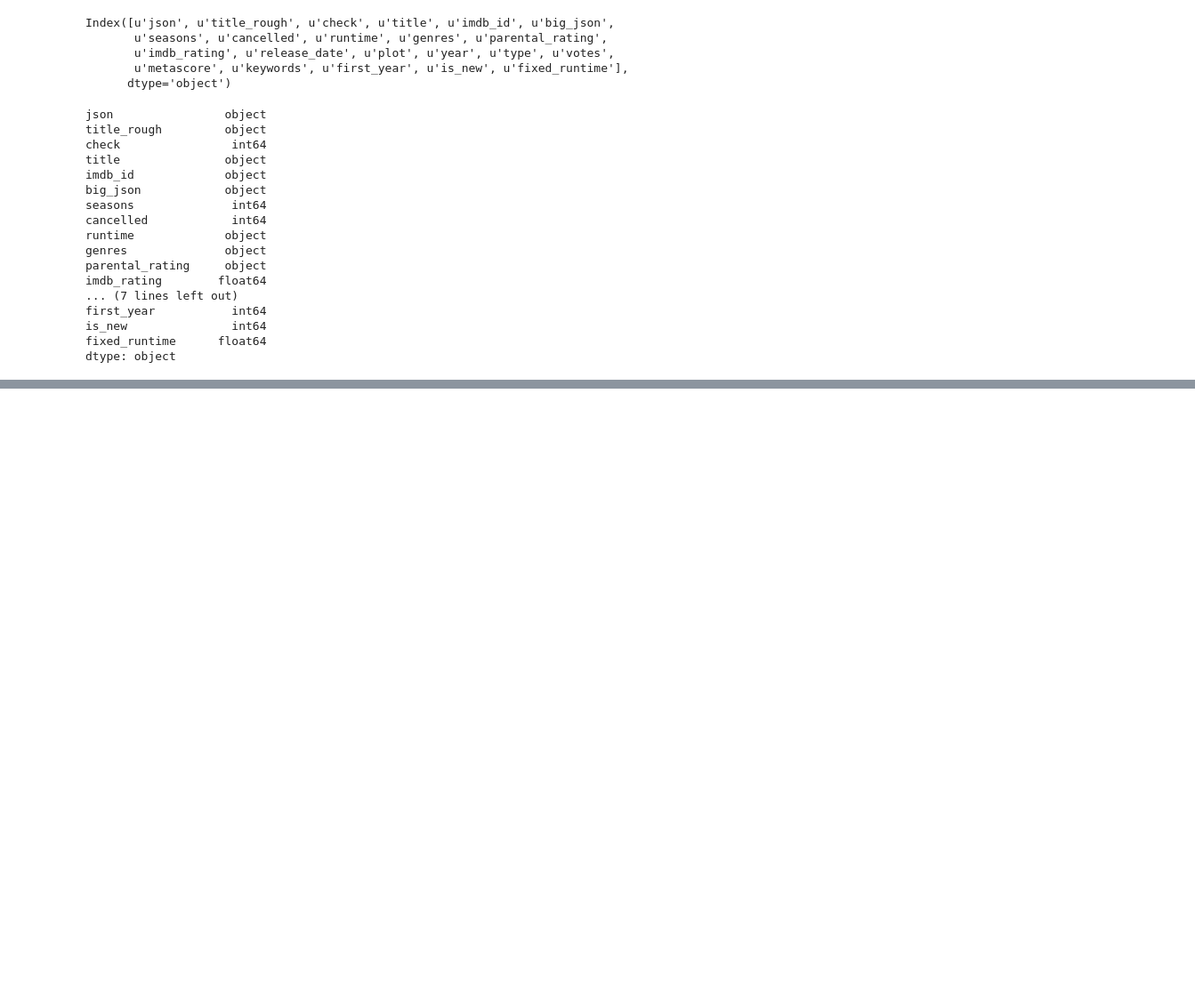
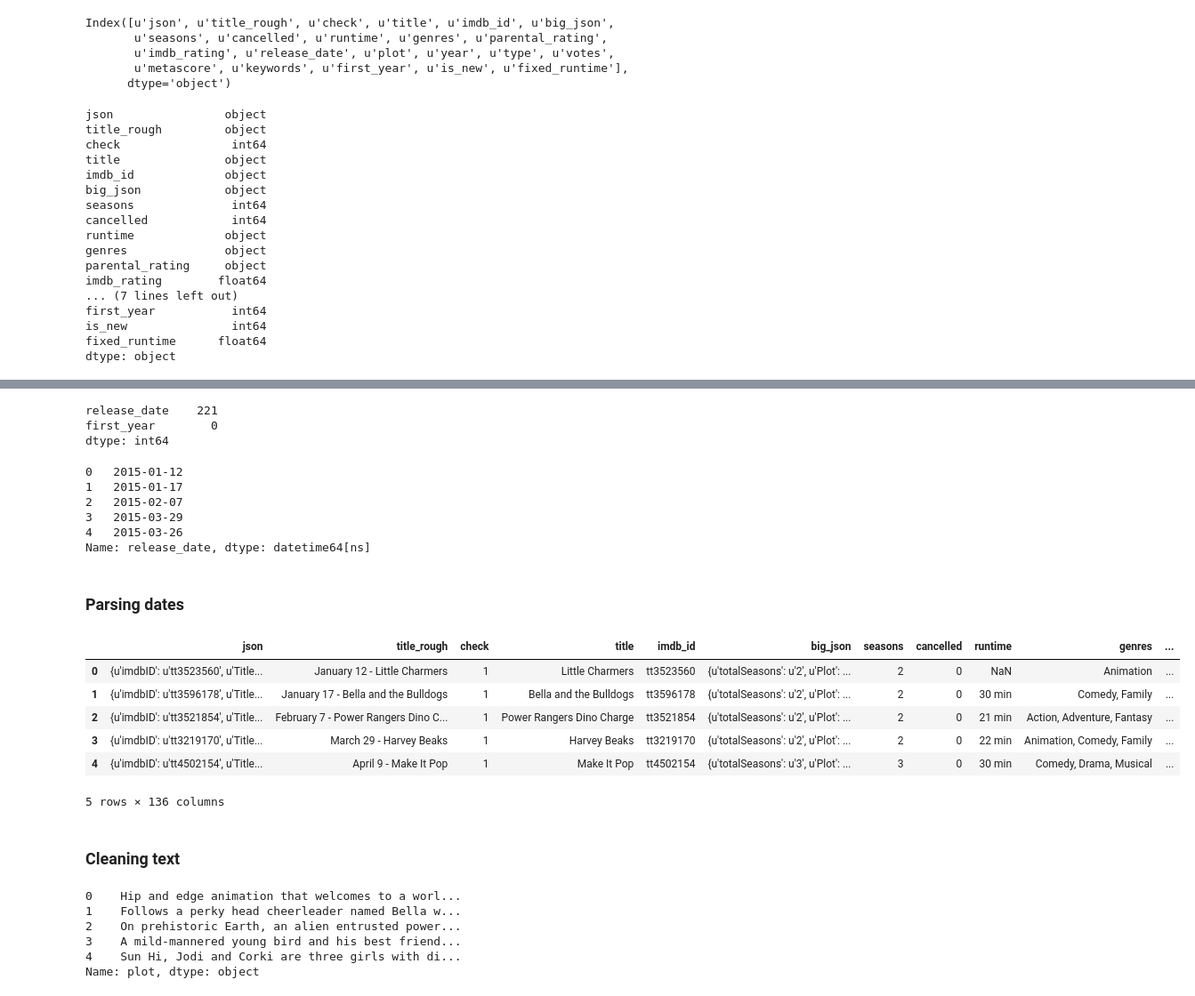
Before and after one commit to cgeppig/Will_My_Show_Get_Cancelled, a Jupyter notebook: Capstone Exploratory Data Analysis.ipynb, the cells around one changed output, grey strips where cells are left out. Shown at 89% size. Drawn from its saved outputs; the diff is of its cells as text; code cells hidden in the pictures; blank space fills up the shorter version.

```diff
--- a/Capstone Exploratory Data Analysis.ipynb
+++ b/Capstone Exploratory Data Analysis.ipynb
@@ -365,0 +607,29 @@ sns.heatmap(shows.corr())
+# %%
+shows[['release_date', 'first_year']].isnull().sum()
+# %% [output]
+release_date    221
+first_year        0
+dtype: int64
+# %%
+shows['release_date'].head()
+# %% [output]
+0   2015-01-12
+1   2015-01-17
+2   2015-02-07
+3   2015-03-29
+4   2015-03-26
+Name: release_date, dtype: datetime64[ns]
+# %% [markdown]
+### Parsing dates
+# %%
+shows['release_date'] = shows['release_date'].dropna().apply(lambda x: datetime.strptime(x, '%d %b %Y'))
+# %%
+shows.head()
+# %% [output]
+|  | json | title_rough | check | title | imdb_id | big_json | seasons | cancelled | runtime | genres | ... |
+| 0 | {u'imdbID': u'tt3523560', u'Title... | January 12 - Little Charmers | 1 | Little Charmers | tt3523560 | {u'totalSeasons': u'2', u'Plot': ... | 2 | 0 | NaN | Animation | ... |
+| 1 | {u'imdbID': u'tt3596178', u'Title... | January 17 - Bella and the Bulldogs | 1 | Bella and the Bulldogs | tt3596178 | {u'totalSeasons': u'2', u'Plot': ... | 2 | 0 | 30 min | Comedy, Family | ... |
+| 2 | {u'imdbID': u'tt3521854', u'Title... | February 7 - Power Rangers Dino C... | 1 | Power Rangers Dino Charge | tt3521854 | {u'totalSeasons': u'2', u'Plot': ... | 2 | 0 | 21 min | Action, Adventure, Fantasy | ... |
+| 3 | {u'imdbID': u'tt3219170', u'Title... | March 29 - Harvey Beaks | 1 | Harvey Beaks | tt3219170 | {u'totalSeasons': u'2', u'Plot': ... | 2 | 0 | 22 min | Animation, Comedy, Family | ... |
+| 4 | {u'imdbID': u'tt4502154', u'Title... | April 9 - Make It Pop | 1 | Make It Pop | tt4502154 | {u'totalSeasons': u'3', u'Plot': ... | 3 | 0 | 30 min | Comedy, Drama, Musical | ... |
+5 rows × 136 columns
@@ -365,0 +653,11 @@ sns.heatmap(shows.corr())
+# %% [markdown]
+### Cleaning text
+# %%
+shows['plot'].head()
+# %% [output]
+0    Hip and edge animation that welcomes to a worl...
+1    Follows a perky head cheerleader named Bella w...
+2    On prehistoric Earth, an alien entrusted power...
+3    A mild-mannered young bird and his best friend...
+4    Sun Hi, Jodi and Corki are three girls with di...
+Name: plot, dtype: object
```
Also changed, not shown: parts of 53 cells of this notebook.
